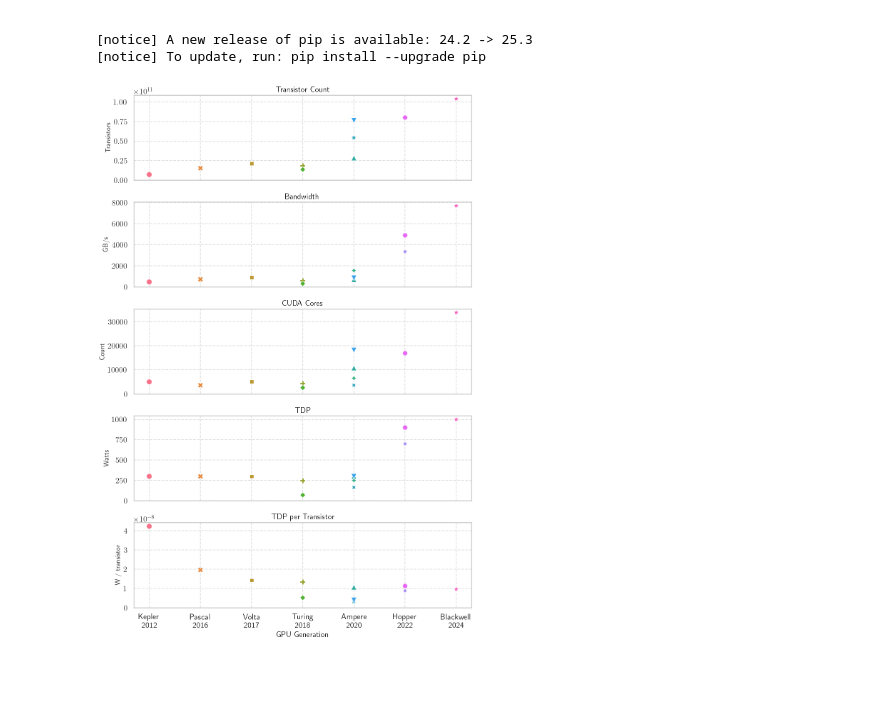
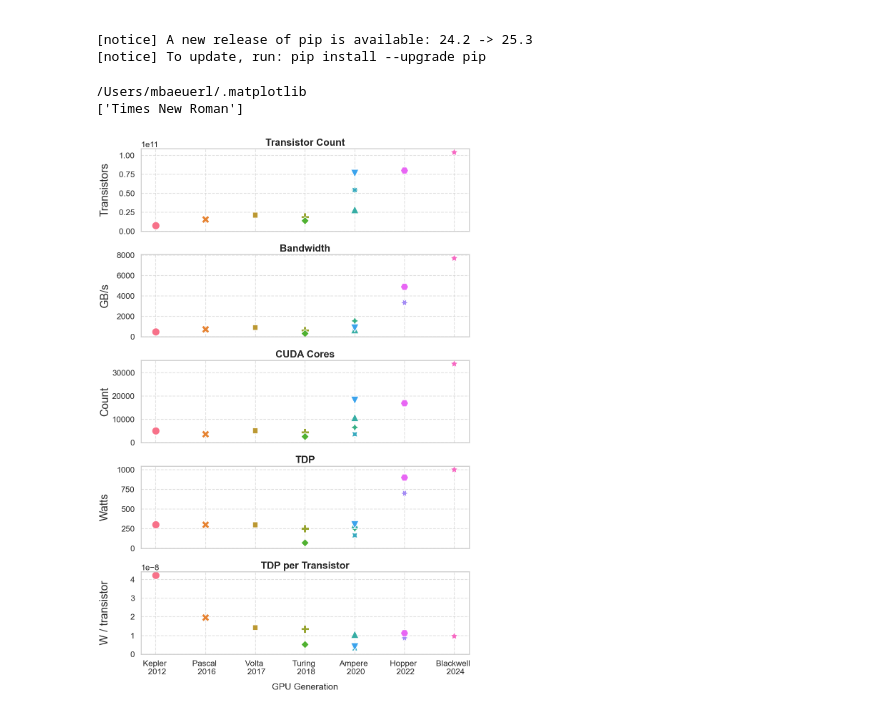
Before and after one commit to hpides/gpu-lifecycle-analysis, a Jupyter notebook: notebooks/plots.ipynb, the cells around one changed output. Cells and saved outputs as stored; diff of their text form; code cells hidden in the pictures; blank space fills up the shorter version.

```diff
--- a/notebooks/plots.ipynb
+++ b/notebooks/plots.ipynb
@@ -23,6 +23,7 @@ Requirement already satisfied: six>=1.5 in /Users/mbaeuerl/coding/sdm-project-so
 [notice] A new release of pip is available: 24.2 -> 25.3
 [notice] To update, run: pip install --upgrade pip
 # %%
+import matplotlib
 import pandas as pd
 import matplotlib.pyplot as plt
 import seaborn as sns
@@ -33,6 +34,22 @@ from scipy.interpolate import interp1d
 import sys
 import os
 
+
+plt.rcParams.update({
+    "font.family": "serif",
+    "axes.labelsize": 18,
+    "axes.titlesize": 18,
+    "legend.fontsize": 16,
+    "xtick.labelsize": 16,
+    "ytick.labelsize": 16,
+})
+
+print(matplotlib.get_cachedir())
+
+plt.rcParams['font.family'] = 'Times New Roman'
+
+
+print(plt.rcParams['font.family'])
 
 # Add parent directory to sys.path
 sys.path.append(os.path.abspath('..'))
@@ -47,6 +64,11 @@ df["LABEL"] = df["YEAR"].astype(str) + " - " + df["GPU"]
 
 # TDP per transistor
 df["TDP_PER_TRANSISTOR"] = df["TDP_MAX"] / df["TRANSISTOR_COUNT"]
+
+df = df.rename(columns={'MKEYS/S_SORT': 'MKEYS_S_SORT'})
+# %% [output]
+/Users/mbaeuerl/.matplotlib
+['Times New Roman']
 # %%
 import pandas as pd
 import seaborn as sns
@@ -102,38 +124,44 @@ metrics = [
 ]
 
 # --- Plot ---
 for ax, (col, title, ylabel) in zip(axes, metrics):
     sns.scatterplot(
         data=df_sorted,
         x="GENERATION", y=col,
         hue="GPU",
         style="GPU",
-        s=120,
+        s=250,
         ax=ax
     )
-    ax.set_title(title, fontsize=16, weight="bold")
-    ax.set_ylabel(ylabel, fontsize=14)
+    ax.set_title(title, fontsize=20, weight="bold")
+    ax.set_ylabel(ylabel, fontsize=22)
     ax.grid(True, linestyle="--", alpha=0.6)
     ax.set_ylim(bottom=0)
     ax.legend_.remove()
 
 # Create combined labels: "Generation – Year"
 xtick_labels = [f"{gen} \n {generation_year[gen]}" for gen in generation_order]
 
 # Update x-ticks on the last subplot (shared x-axis)
 axes[-1].set_xticks(range(len(generation_order)))
 axes[-1].set_xticklabels(xtick_labels)
-axes[-1].set_xlabel("GPU Generation", fontsize=16)
+axes[-1].set_xlabel("GPU Generation", fontsize=18, labelpad=15)
 axes[-1].tick_params(axis='x', rotation=0)
+
+# Align y-labels
+fig.align_ylabels(axes)
 
 for ax in axes[:-1]:
     ax.set_xlabel("")
 
+
 plt.tight_layout(h_pad=1)
 plt.savefig("gpu_trends_by_generation.svg", bbox_inches='tight')
+
+
 plt.show()
 # %% [output]
-[figure, old version]
+[figure, new version]
 # %%
 # Calculates the speed of of each generation after the earliest year
 
```
Also changed, not shown: parts of 6 cells of this notebook, 24 other files.
